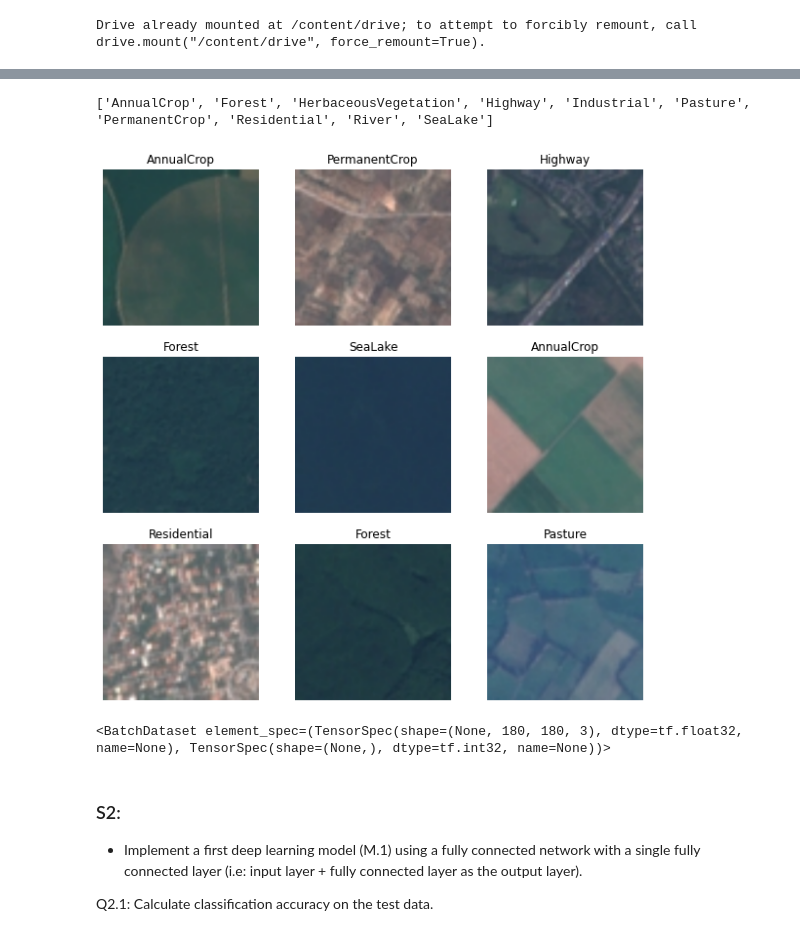
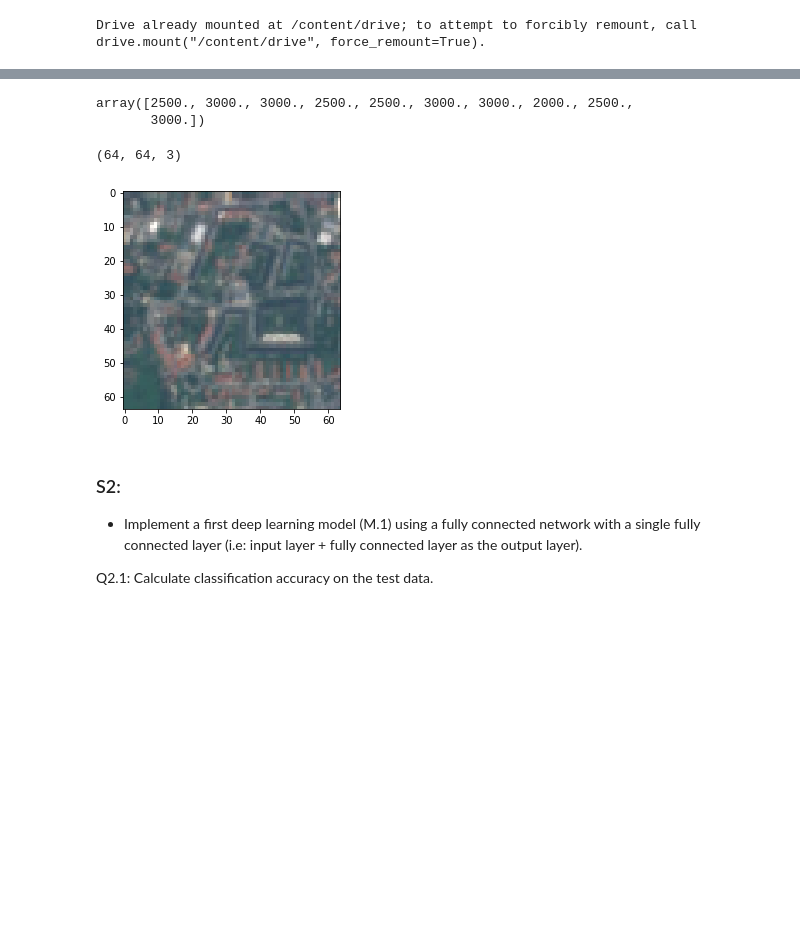
Before and after one commit to johnatawnclementawn/RemoteSensing_650_HW, a Jupyter notebook: HW4/Clementi_HW4.ipynb, the cells around one changed output, grey strips where cells are left out. Cells and saved outputs as stored; diff of their text form; code cells hidden in the pictures; blank space fills up the shorter version.

```diff
--- a/HW4/Clementi_HW4.ipynb
+++ b/HW4/Clementi_HW4.ipynb
@@ -101,19 +66,0 @@ Using 13500 files for validation.
-# %%
-class_names = train_ds.class_names
-print(class_names)
-# %% [output]
-['AnnualCrop', 'Forest', 'HerbaceousVegetation', 'Highway', 'Industrial', 'Pasture', 'PermanentCrop', 'Residential', 'River', 'SeaLake']
-# %%
-plt.figure(figsize=(10, 10))
-for images, labels in train_ds.take(1):
-  for i in range(9):
-    ax = plt.subplot(3, 3, i + 1)
-    plt.imshow(images[i].numpy().astype("uint8"))
-    plt.title(class_names[labels[i]])
-    plt.axis("off")
-# %% [output]
-[figure, removed]
-# %%
-train_ds.
-# %% [output]
-<BatchDataset element_spec=(TensorSpec(shape=(None, 180, 180, 3), dtype=tf.float32, name=None), TensorSpec(shape=(None,), dtype=tf.int32, name=None))>
@@ -119,0 +82,23 @@ train_ds.
+# %%
+## Get all of the class names from their directory names
+classNames = os.listdir(path)
+
+##
+numClass = len(classNames)
+
+lenClass = np.zeros(numClass)
+for i in np.arange(0, numClass):
+  lenClass[i] = len(os.listdir(path + '/' + classNames[i]))
+lenClass
+# %% [output]
+array([2500., 3000., 3000., 2500., 2500., 3000., 3000., 2000., 2500.,
+       3000.])
+# %%
+## Find the shape of one image so we can load the rest
+imgSel = path + '/' + classNames[i] + '/' + os.listdir(path + '/' + classNames[i])[3]
+img = PIL.Image.open(imgSel, 'r')
+plt.imshow(np.asarray(img))
+np.asarray(img).shape
+# %% [output]
+(64, 64, 3)
+[figure, added]
```
Also changed, not shown: parts of 9 cells of this notebook.
